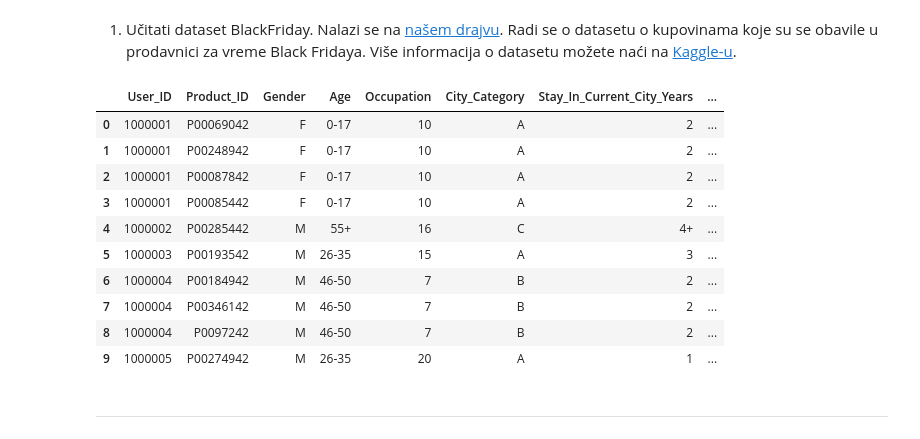
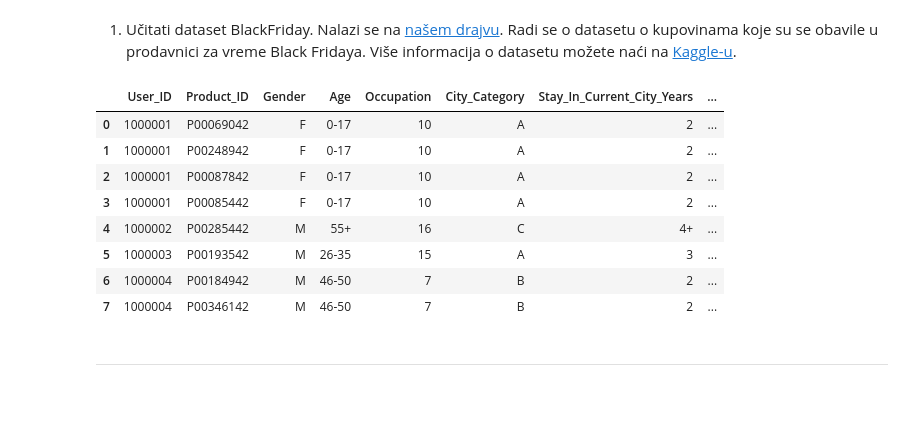
Before and after one commit to markostalma/DataGeeks, a Jupyter notebook: MarkoStalmatovicDrugiDomaci.ipynb, the cells around one changed output. Saved outputs shown, nothing was run; the diff lists cells and outputs as text; code cells hidden in the pictures; blank space fills up the shorter version.

```diff
--- a/MarkoStalmatovicDrugiDomaci.ipynb
+++ b/MarkoStalmatovicDrugiDomaci.ipynb
@@ -16,18 +18,16 @@ import seaborn as sns
 df = pd.read_csv('BlackFriday.csv')
 # %%
-df.head(10)
+df.head(8)
 # %% [output]
 |  | User_ID | Product_ID | Gender | Age | Occupation | City_Category | Stay_In_Current_City_Years | ... |
 | 0 | 1000001 | P00069042 | F | 0-17 | 10 | A | 2 | ... |
 | 1 | 1000001 | P00248942 | F | 0-17 | 10 | A | 2 | ... |
 | 2 | 1000001 | P00087842 | F | 0-17 | 10 | A | 2 | ... |
 | 3 | 1000001 | P00085442 | F | 0-17 | 10 | A | 2 | ... |
 | 4 | 1000002 | P00285442 | M | 55+ | 16 | C | 4+ | ... |
 | 5 | 1000003 | P00193542 | M | 26-35 | 15 | A | 3 | ... |
 | 6 | 1000004 | P00184942 | M | 46-50 | 7 | B | 2 | ... |
 | 7 | 1000004 | P00346142 | M | 46-50 | 7 | B | 2 | ... |
-| 8 | 1000004 | P0097242 | M | 46-50 | 7 | B | 2 | ... |
-| 9 | 1000005 | P00274942 | M | 26-35 | 20 | A | 1 | ... |
 # %% [markdown]
 ***
 # %% [markdown]
```
Also changed, not shown: parts of 23 cells of this notebook, 1 other file.
